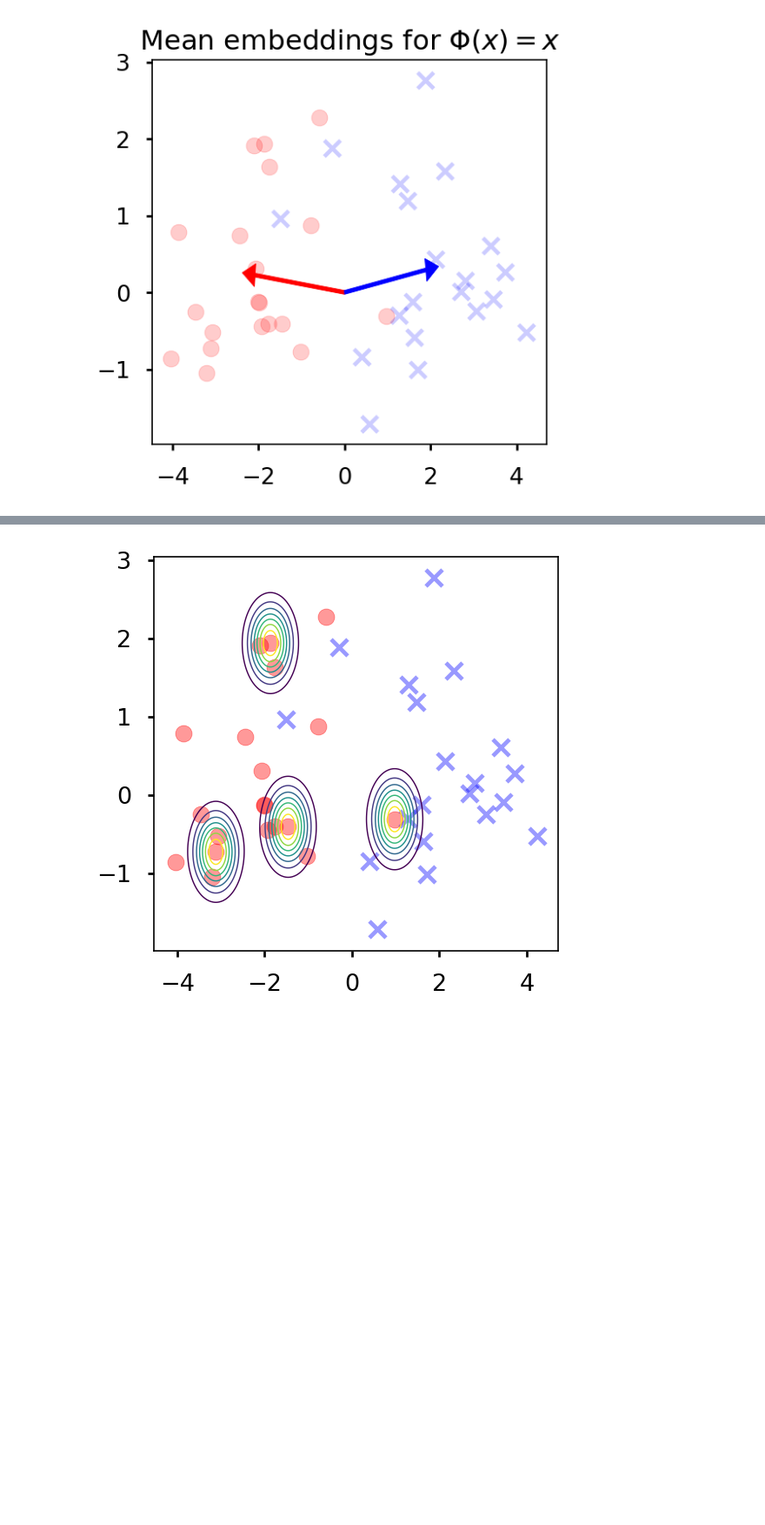
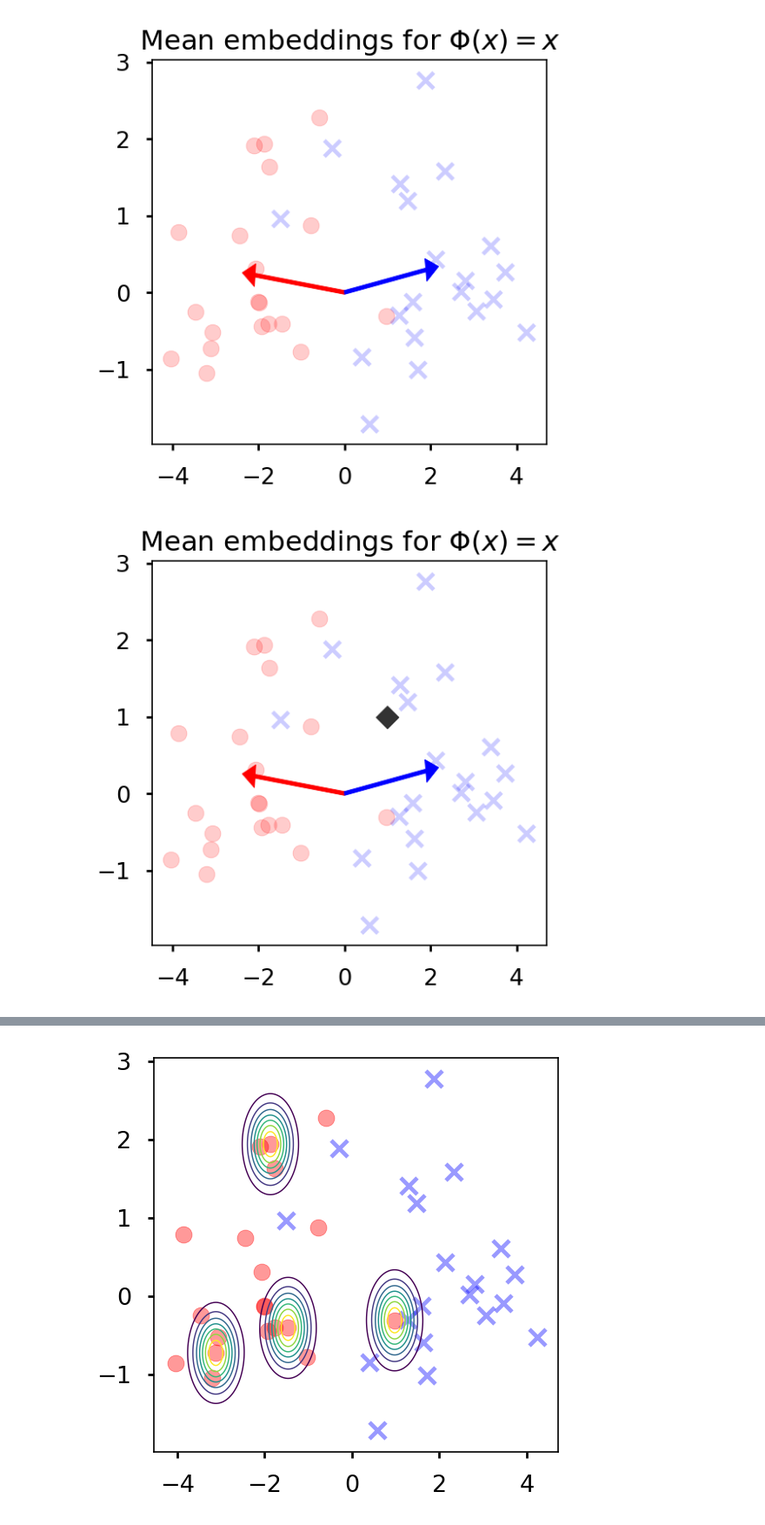
Before and after one commit to ingmarschuster/rkhs_demo, a Jupyter notebook: Tutorial_on_modern_kernel_methods.ipynb, the cells around one changed output, grey strips where cells are left out. Shown at 87% size. Cells and saved outputs as stored; diff of their text form; code cells hidden in the pictures; blank space fills up the shorter version.

```diff
--- a/Tutorial_on_modern_kernel_methods.ipynb
+++ b/Tutorial_on_modern_kernel_methods.ipynb
@@ -125,6 +125,15 @@ for (idx, c, marker) in [(0,'r', (0,3,0)), (1, "b", "x")]:
 pl.title(r"Mean embeddings for $\Phi(x)=x$");
 # %% [output]
 [figure]
+# %%
+pl.figure(**figkw)
+for (idx, c, marker) in [(0,'r', (0,3,0)), (1, "b", "x")]:
+    pl.scatter(*data[distr_idx==idx,:].T, c=c, marker=marker, alpha=0.2)
+    pl.arrow(0, 0, *data[distr_idx==idx,:].mean(0), head_width=0.3, width=0.05, head_length=0.3, fc=c, ec=c)
+pl.title(r"Mean embeddings for $\Phi(x)=x$");
+pl.scatter(np.ones(1), np.ones(1), c='k', marker='D', alpha=0.8);
+# %% [output]
+[figure, added]
 # %% [markdown]
 ### Classification using density estimation
 - estimate density for each class by centering a gaussian, taking mixture as estimate
```
Also changed, not shown: parts of 29 cells of this notebook, 2 other files.
